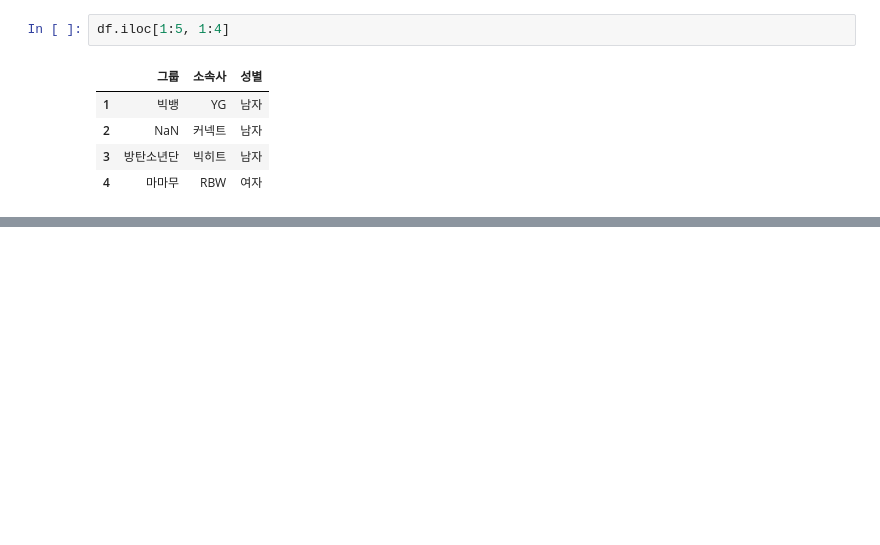
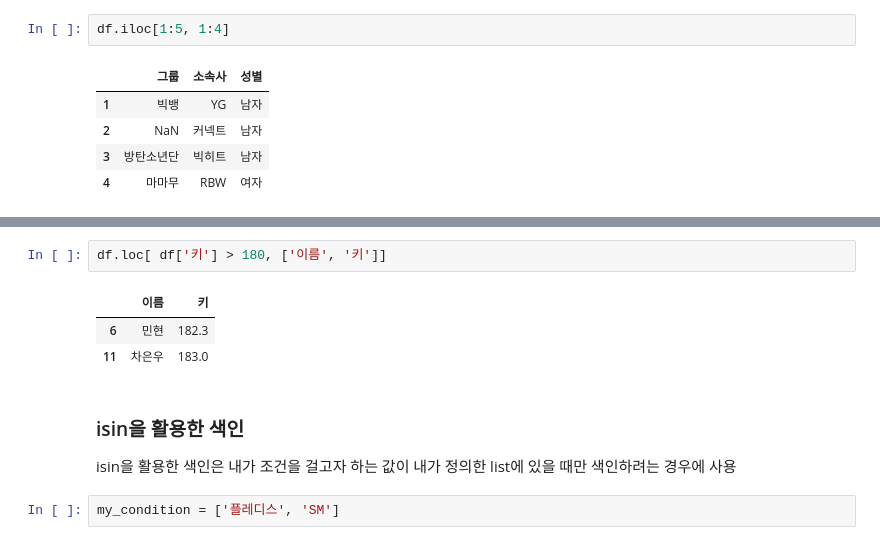
Before and after one commit to star77sa/TIL-Blog, a Jupyter notebook: _notebooks/2021-08-09-Pandas.ipynb, the cells around one changed output, grey strips where cells are left out. Saved outputs shown, nothing was run; the diff lists cells and outputs as text; blank space fills up the shorter version.

```diff
--- a/_notebooks/2021-08-09-Pandas.ipynb
+++ b/_notebooks/2021-08-09-Pandas.ipynb
@@ -217,0 +265,11 @@ df.iloc[1:5, 1:4]
+# %%
+df.loc[ df['키'] > 180, ['이름', '키']]
+# %% [output]
+|  | 이름 | 키 |
+| 6 | 민현 | 182.3 |
+| 11 | 차은우 | 183.0 |
+# %% [markdown]
+### isin을 활용한 색인
+isin을 활용한 색인은 내가 조건을 걸고자 하는 값이 내가 정의한 list에 있을 때만 색인하려는 경우에 사용
+# %%
+my_condition = ['플레디스', 'SM']
```
Also changed, not shown: parts of 17 cells of this notebook.
